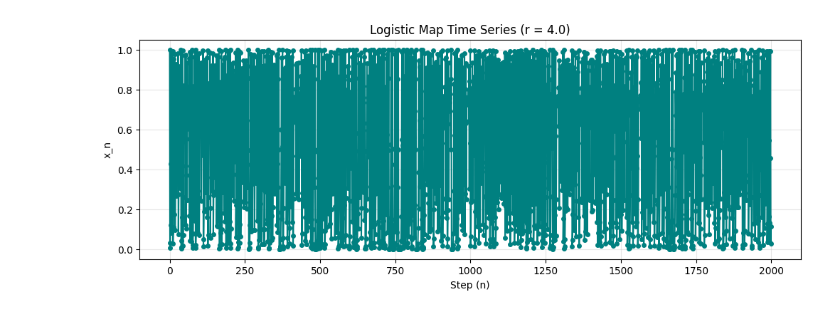
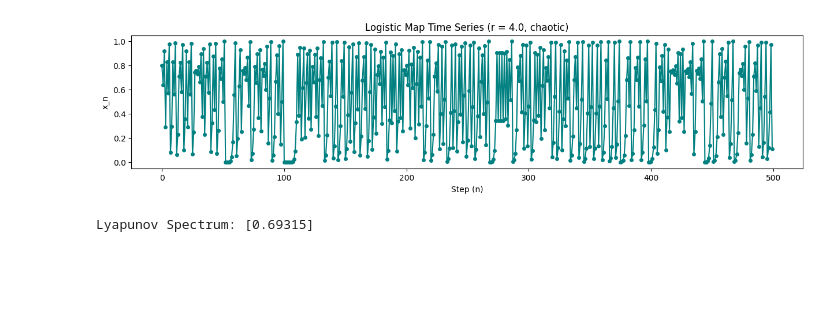
Before and after one commit to adrianskw/LE-calc, a Jupyter notebook: main_dev.ipynb, the cells around one changed output. Cells and saved outputs as stored; diff of their text form; code cells hidden in the pictures; blank space fills up the shorter version.

```diff
--- a/main_dev.ipynb
+++ b/main_dev.ipynb
@@ -36,28 +12,21 @@ plt.show()
 # %%
-from le_calc.equations import LogisticMap
+from le_calc.maps import LogisticMap
 
-# Initialize chaotic Logistic Map (r = 4.0)
-logistic = LogisticMap(r=4.0)
-
-# Iterate the map
-n_steps = 2000
-x_history = np.zeros(n_steps)
-
-# Discarding transients
-x = 0.6
-for i in range(n_steps//2):
-    x = logistic.f(0, x)
-for i in range(n_steps):
-    x_history[i] = x
-    x = logistic.f(0, x)
+# Initialize Logistic Map (default r = 4.0, chaotic)
+model = LogisticMap()
+x0=0.65
+model.simulate(x0,n_steps=50000)
 
 # Plot the time series iteration
-fig, ax2 = plt.subplots(figsize=(12, 4))
-ax2.plot(range(n_steps), x_history, marker='o', markersize=4, linestyle='-', color='teal')
-ax2.set_title("Logistic Map Time Series (r = 4.0)")
+fig, ax2 = plt.subplots(figsize=(15, 3))
+ax2.plot(model.x[:500], marker='o', markersize=4, linestyle='-', color='teal')
+ax2.set_title("Logistic Map Time Series (r = 4.0, chaotic)")
 ax2.set_xlabel("Step (n)")
 ax2.set_ylabel("x_n")
-ax2.grid(True, alpha=0.3)
 plt.show()
+
+# calculating Lyapunov exponents
+model.discrete_qr_lyapunov_spectrum()
 # %% [output]
-[figure, old version]
+[figure, new version]
+Lyapunov Spectrum: [0.69315]
```
Also changed, not shown: parts of 8 cells of this notebook, 6 other files.
